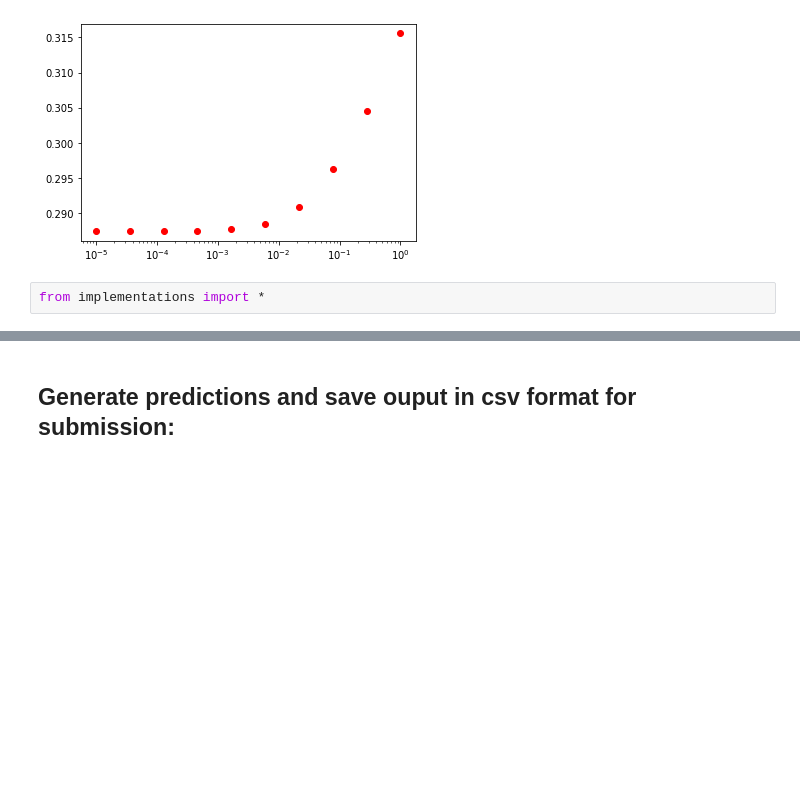
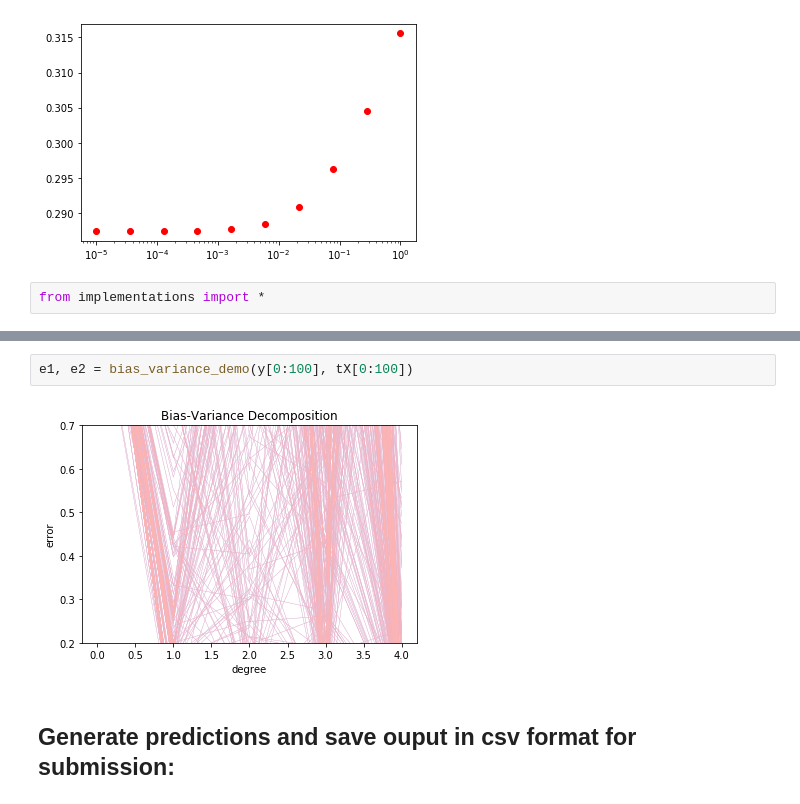
Before and after one commit to zghonda/EPFL-Machine-Learning-Higgs-2019, a Jupyter notebook: scripts/project1.ipynb, the cells around one changed output, grey strips where cells are left out. Saved outputs shown, nothing was run; the diff lists cells and outputs as text; blank space fills up the shorter version.

```diff
--- a/scripts/project1.ipynb
+++ b/scripts/project1.ipynb
@@ -153,3 +161,7 @@ tr, te, lambdas = cross_validation_lambda(y[0:10000], tX[0:10000])
+# %%
+e1, e2 = bias_variance_demo(y[0:100], tX[0:100])
+# %% [output]
+[figure, added]
 # %% [markdown]
 ## Generate predictions and save ouput in csv format for submission:
 # %%
```
Also changed, not shown: parts of 6 cells of this notebook, 2 other files.
